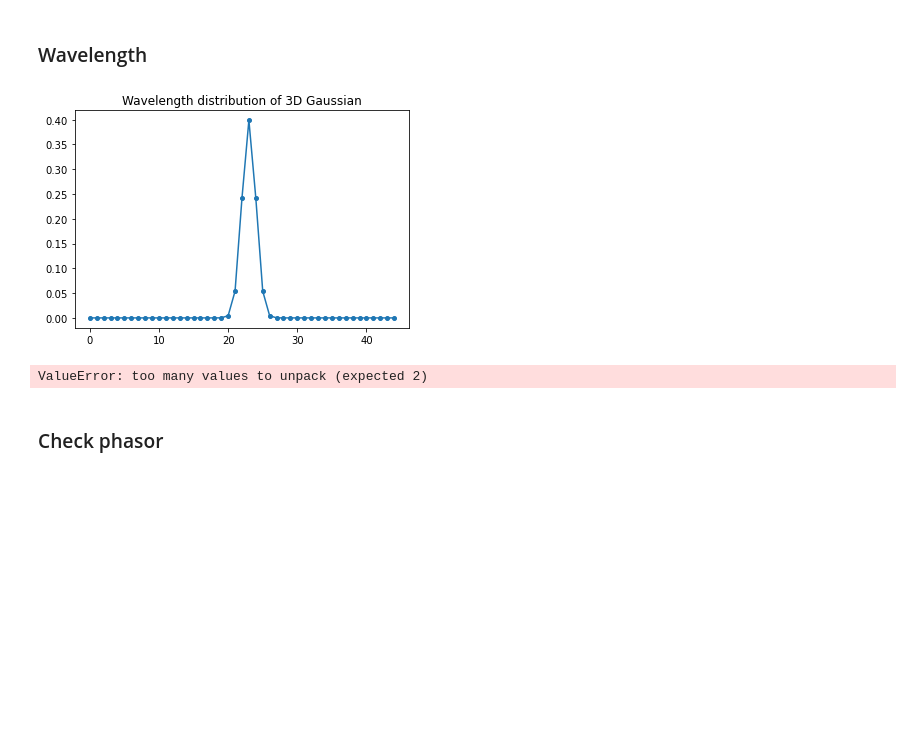
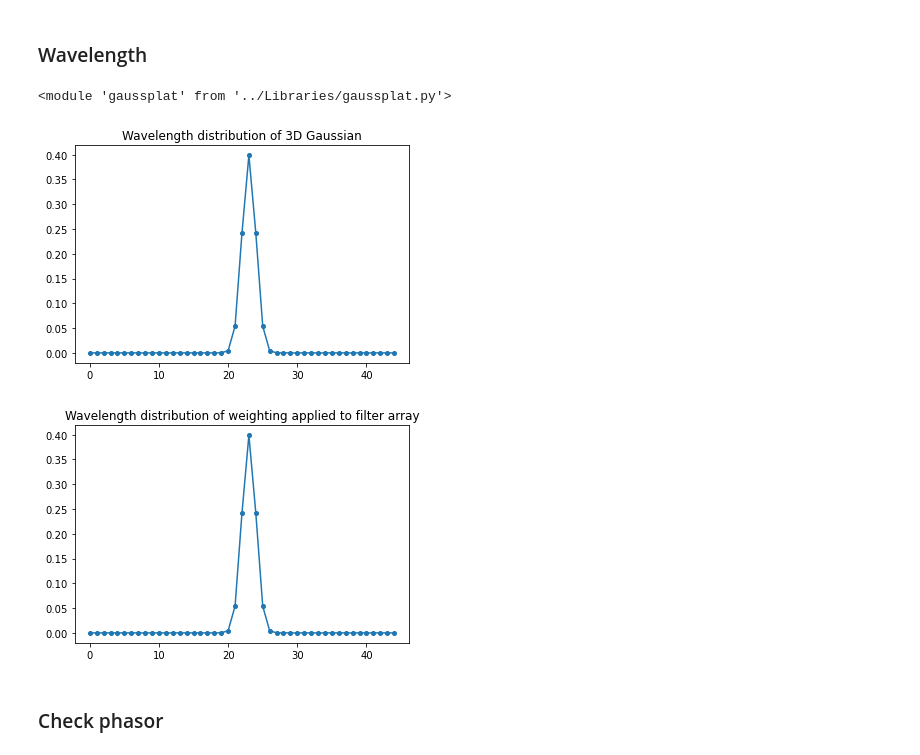
Before and after one commit to neerja/spectralmicroscope_gaussiansplatting, a Jupyter notebook: GaussSplatting/gaussian_localization.ipynb, the cells around one changed output. Saved outputs shown, nothing was run; the diff lists cells and outputs as text; code cells hidden in the pictures; blank space fills up the shorter version.

```diff
--- a/GaussSplatting/gaussian_localization.ipynb
+++ b/GaussSplatting/gaussian_localization.ipynb
@@ -441,6 +405,10 @@ print("MSE: ", mse.detach().numpy())
 MSE:  0.0035664952376068247
 # %% [markdown]
 ### Wavelength
+# %%
+importlib.reload(gp)
+# %% [output]
+<module 'gaussplat' from '../Libraries/gaussplat.py'>
 # %%
 # 3D Gaussian
 muy = 50.2
@@ -458,20 +426,20 @@ g3_test = g_test.createPixelGauss(NY,NX,NL)
 # %%
 # Plot wavelength distributions
 
 # 3D Gaussian
-g3_wavelength_proj = g3d.sum(dim=(0,1)).detach()
+g3_wavelength_proj = g3_test.sum(dim=(0,1)).detach()
 plt.plot(g3_wavelength_proj, marker='o', markersize=4)
 plt.title("Wavelength distribution of 3D Gaussian")
 plt.show()
 
 # Wavelength filter
-_, gaus_lam = gp.createWVFilt(mul, sigl, NL, m)
+gaus_lam, mout = gp.createWVFilt(mul, sigl, NL, m)
 plt.plot(gaus_lam, marker='o', markersize=4)
 plt.title("Wavelength distribution of weighting applied to filter array")
 plt.show()
 # %% [output]
 [figure]
-ValueError: too many values to unpack (expected 2)
+[figure, added]
 # %% [markdown]
 ### Check phasor
 # %%
```
Also changed, not shown: parts of 6 cells of this notebook, 2 other files.
